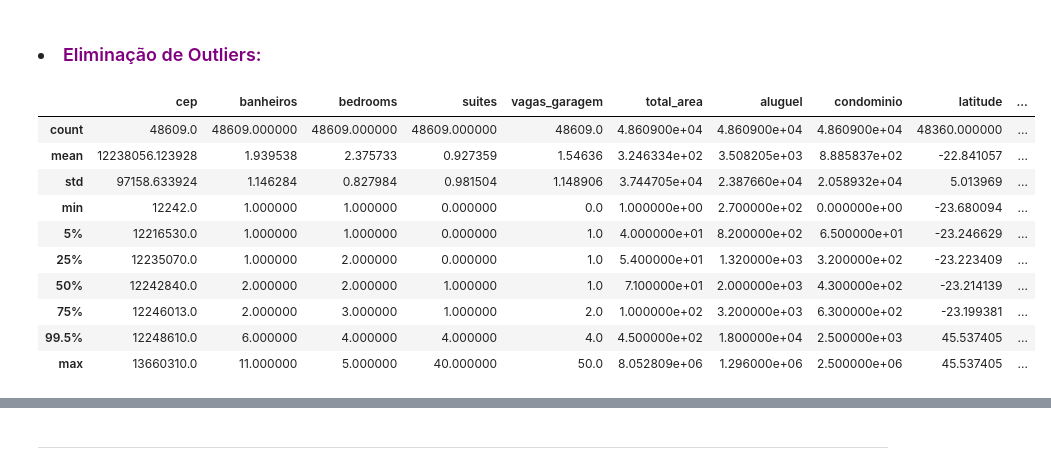
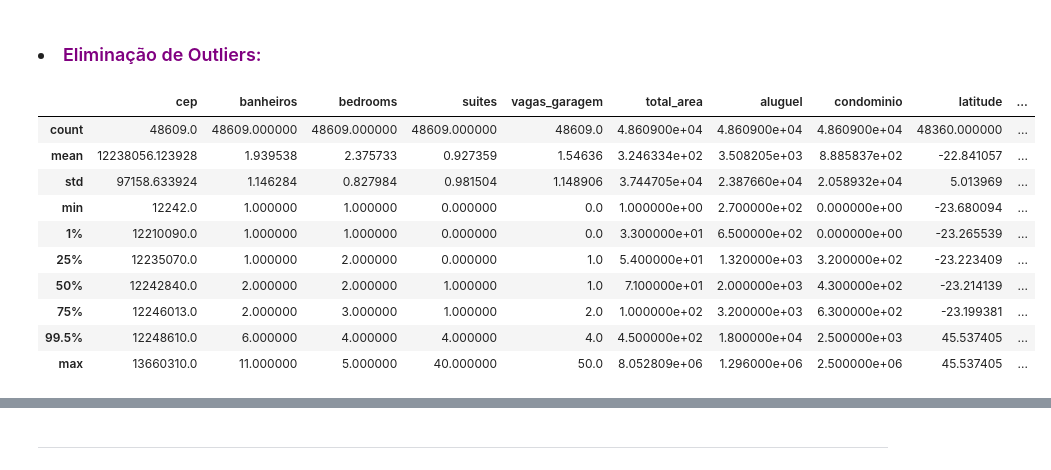
Before and after one commit to fabiollg/PI-4_Predicao_Valores_Imoveis_SJC, a Jupyter notebook: PI_4_Predicao_Valores_Imoveis_SJC.ipynb, the cells around one changed output, grey strips where cells are left out. Drawn from its saved outputs; the diff is of its cells as text; code cells hidden in the pictures.

```diff
--- a/PI_4_Predicao_Valores_Imoveis_SJC.ipynb
+++ b/PI_4_Predicao_Valores_Imoveis_SJC.ipynb
@@ -497,14 +505,14 @@ dados_tratados.shape
 ### <li><font color="#800080">Eliminação de Outliers:</font>
 # %%
 # Observando os extremos de cada parâmetro do dataframe.
-dados_tratados.describe(percentiles=[0.05,0.25,0.50,0.75,0.995])
+dados_tratados.describe(percentiles=[0.01,0.25,0.50,0.75,0.995])
 # %% [output]
 |  | cep | banheiros | bedrooms | suites | vagas_garagem | total_area | aluguel | condominio | latitude | ... |
 | count | 48609.0 | 48609.000000 | 48609.000000 | 48609.000000 | 48609.0 | 4.860900e+04 | 4.860900e+04 | 4.860900e+04 | 48360.000000 | ... |
 | mean | 12238056.123928 | 1.939538 | 2.375733 | 0.927359 | 1.54636 | 3.246334e+02 | 3.508205e+03 | 8.885837e+02 | -22.841057 | ... |
 | std | 97158.633924 | 1.146284 | 0.827984 | 0.981504 | 1.148906 | 3.744705e+04 | 2.387660e+04 | 2.058932e+04 | 5.013969 | ... |
 | min | 12242.0 | 1.000000 | 1.000000 | 0.000000 | 0.0 | 1.000000e+00 | 2.700000e+02 | 0.000000e+00 | -23.680094 | ... |
-| 5% | 12216530.0 | 1.000000 | 1.000000 | 0.000000 | 1.0 | 4.000000e+01 | 8.200000e+02 | 6.500000e+01 | -23.246629 | ... |
+| 1% | 12210090.0 | 1.000000 | 1.000000 | 0.000000 | 0.0 | 3.300000e+01 | 6.500000e+02 | 0.000000e+00 | -23.265539 | ... |
 | 25% | 12235070.0 | 1.000000 | 2.000000 | 0.000000 | 1.0 | 5.400000e+01 | 1.320000e+03 | 3.200000e+02 | -23.223409 | ... |
 | 50% | 12242840.0 | 2.000000 | 2.000000 | 1.000000 | 1.0 | 7.100000e+01 | 2.000000e+03 | 4.300000e+02 | -23.214139 | ... |
 | 75% | 12246013.0 | 2.000000 | 3.000000 | 1.000000 | 2.0 | 1.000000e+02 | 3.200000e+03 | 6.300000e+02 | -23.199381 | ... |
```
Also changed, not shown: parts of 11 cells of this notebook.
